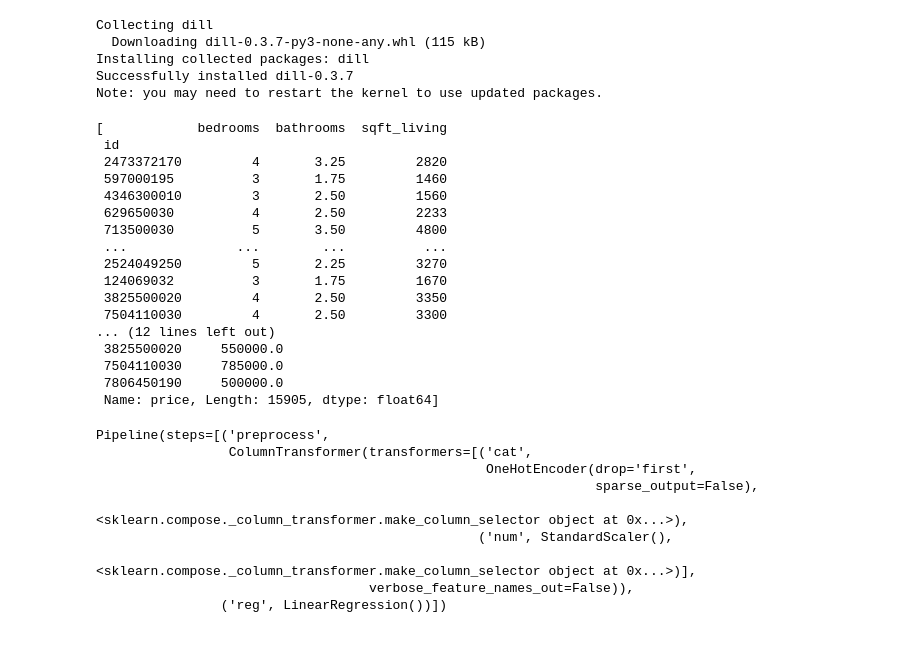
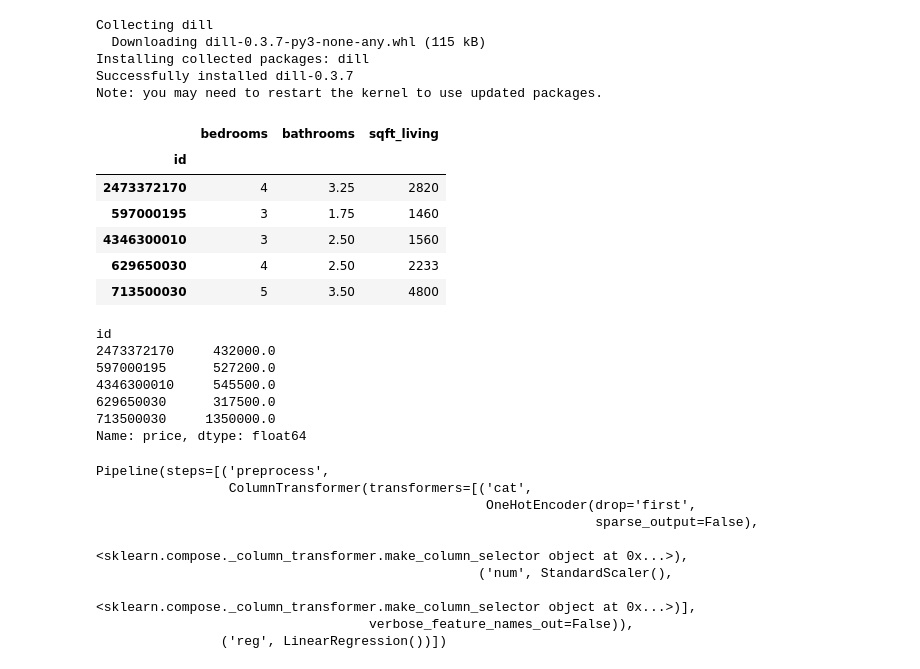
Before and after one commit to DJ-Adams/AdvML23_Mockbelt_Purvi, a Jupyter notebook: Part2_deployment.ipynb, the cells around one changed output. Cells and saved outputs as stored; diff of their text form; code cells hidden in the pictures.

```diff
--- a/Part2_deployment.ipynb
+++ b/Part2_deployment.ipynb
@@ -16,23 +17,23 @@ training_data = joblib.load('Models/part2-training-data.joblib')
 # %%
-training_data
+X_train.head()
 # %% [output]
-[            bedrooms  bathrooms  sqft_living
- id
- 2473372170         4       3.25         2820
- 597000195          3       1.75         1460
- 4346300010         3       2.50         1560
- 629650030          4       2.50         2233
- 713500030          5       3.50         4800
- ...              ...        ...          ...
- 2524049250         5       2.25         3270
- 124069032          3       1.75         1670
- 3825500020         4       2.50         3350
- 7504110030         4       2.50         3300
-... (12 lines left out)
- 3825500020     550000.0
- 7504110030     785000.0
- 7806450190     500000.0
- Name: price, Length: 15905, dtype: float64]
+|  | bedrooms | bathrooms | sqft_living |
+| id |  |  |  |
+| 2473372170 | 4 | 3.25 | 2820 |
+| 597000195 | 3 | 1.75 | 1460 |
+| 4346300010 | 3 | 2.50 | 1560 |
+| 629650030 | 4 | 2.50 | 2233 |
+| 713500030 | 5 | 3.50 | 4800 |
+# %%
+y_train.head()
+# %% [output]
+id
+2473372170     432000.0
+597000195      527200.0
+4346300010     545500.0
+629650030      317500.0
+713500030     1350000.0
+Name: price, dtype: float64
 # %%
 model_pipeline = joblib.load('Models/part2-model-pipeline.joblib')
 # %%
```
Also changed, not shown: parts of 21 cells of this notebook, 3 other files.
